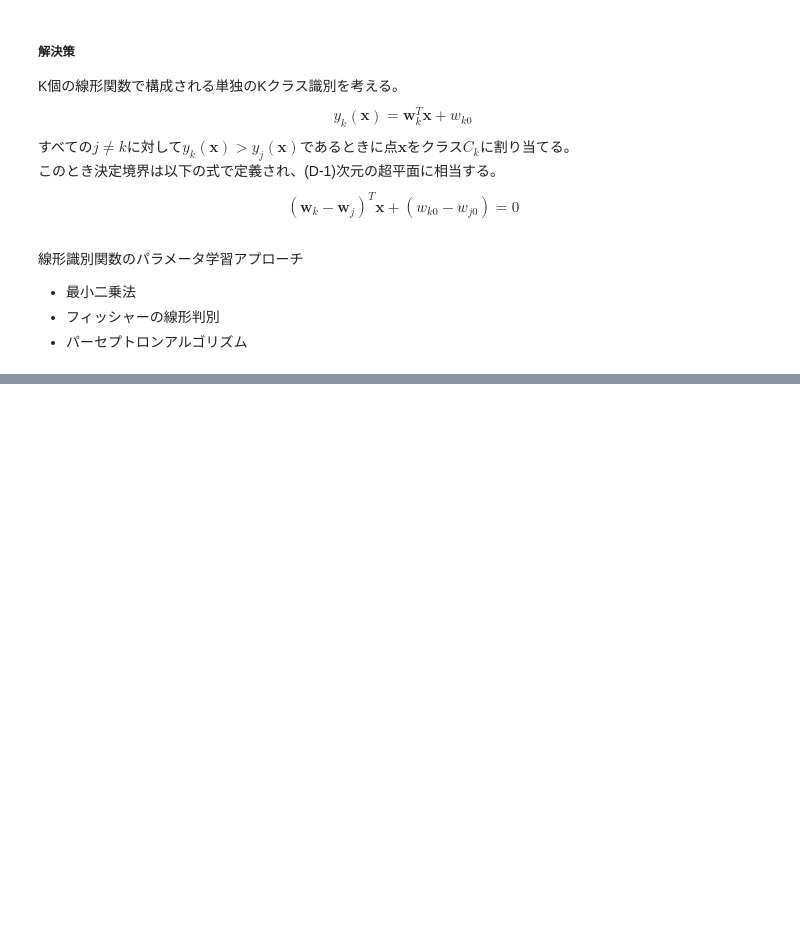
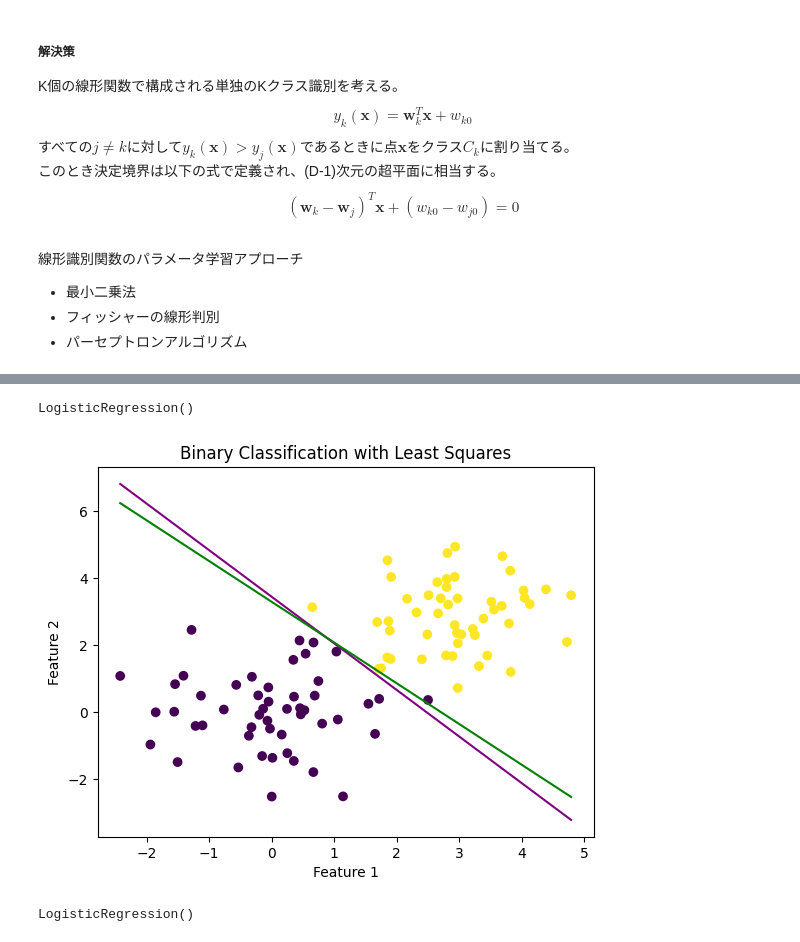
Before and after one commit to arata234/PRML, a Jupyter notebook: cp4_linear_classification_model.ipynb, the cells around one changed output, grey strips where cells are left out. Saved outputs shown, nothing was run; the diff lists cells and outputs as text; code cells hidden in the pictures; blank space fills up the shorter version.

```diff
--- a/cp4_linear_classification_model.ipynb
+++ b/cp4_linear_classification_model.ipynb
@@ -81,0 +138,28 @@ $$
+# %%
+# データの生成
+c1 = mn.rvs(mean=[0, 0], cov=[[1, 0], [0, 1]], size=50)
+c2 = mn.rvs(mean=[3, 3], cov=[[1, 0], [0, 1]], size=50)
+# %%
+X = np.vstack((c1, c2))
+y = np.array([0]*50+[1]*50)
+# %%
+classifier_rc = RidgeClassifier(solver="lsqr", alpha=0)
+classifier_lr = LogisticRegression()
+classifier_rc.fit(X, y)
+classifier_lr.fit(X, y)
+# %% [output]
+LogisticRegression()
+# %%
+# プロット
+plt.scatter(X[:, 0], X[:, 1], c=y, cmap='viridis')
+x_boundary = np.linspace(X[:, 0].min(), X[:, 0].max(), 100)
+y_boundary_rc = -(classifier_rc.coef_[0, 0] * x_boundary + classifier_rc.intercept_) / classifier_rc.coef_[0, 1]
+y_boundary_lr = -(classifier_lr.coef_[0, 0] * x_boundary + classifier_lr.intercept_) / classifier_lr.coef_[0, 1]
+plt.plot(x_boundary, y_boundary_rc, c="purple")
+plt.plot(x_boundary, y_boundary_lr, c="g")
+plt.xlabel('Feature 1')
+plt.ylabel('Feature 2')
+plt.title('Binary Classification with Least Squares')
+plt.show()
+# %% [output]
+[figure, added]
@@ -81,0 +174,7 @@ $$
+# %%
+classifier_rc = RidgeClassifier(solver="lsqr", alpha=0)
+classifier_lr = LogisticRegression()
+classifier_rc.fit(X, y)
+classifier_lr.fit(X, y)
+# %% [output]
+LogisticRegression()
```
Also changed, not shown: parts of 23 cells of this notebook, 2 other files.
